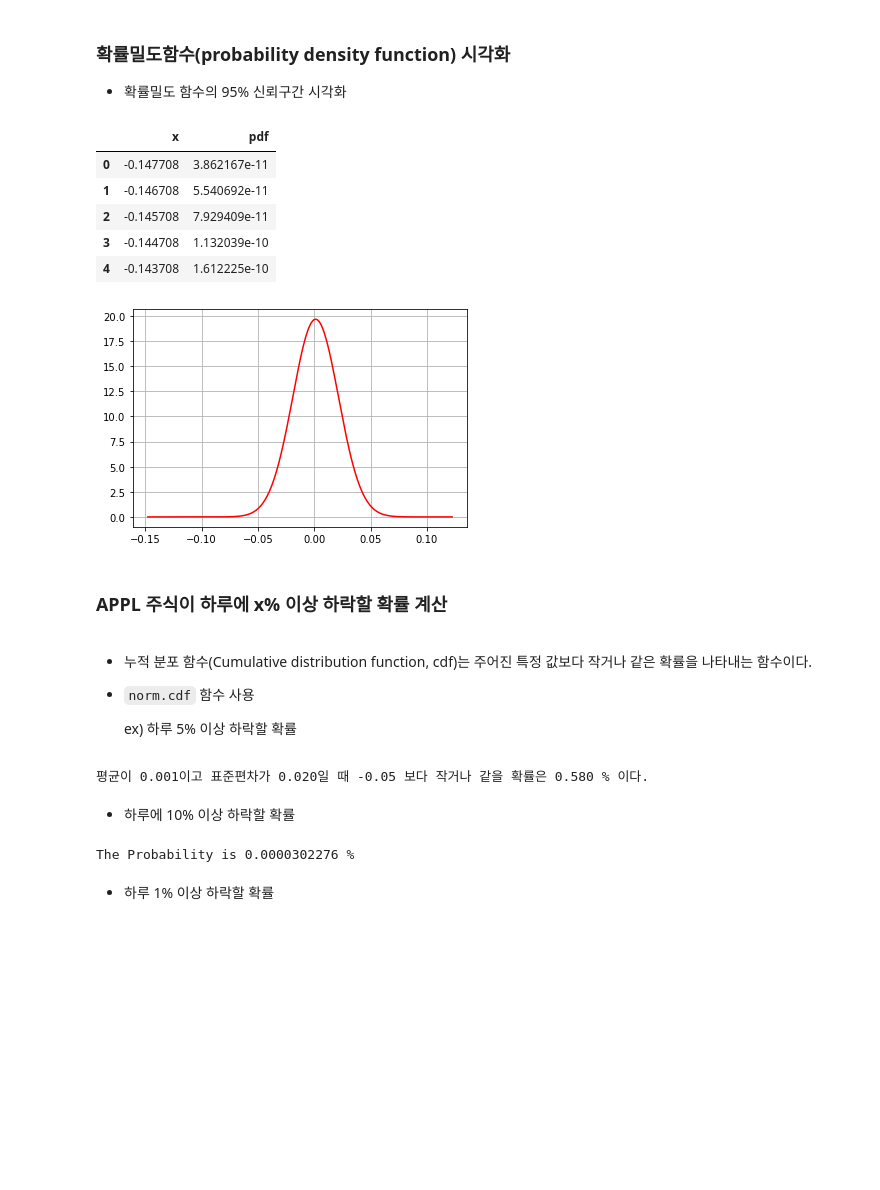
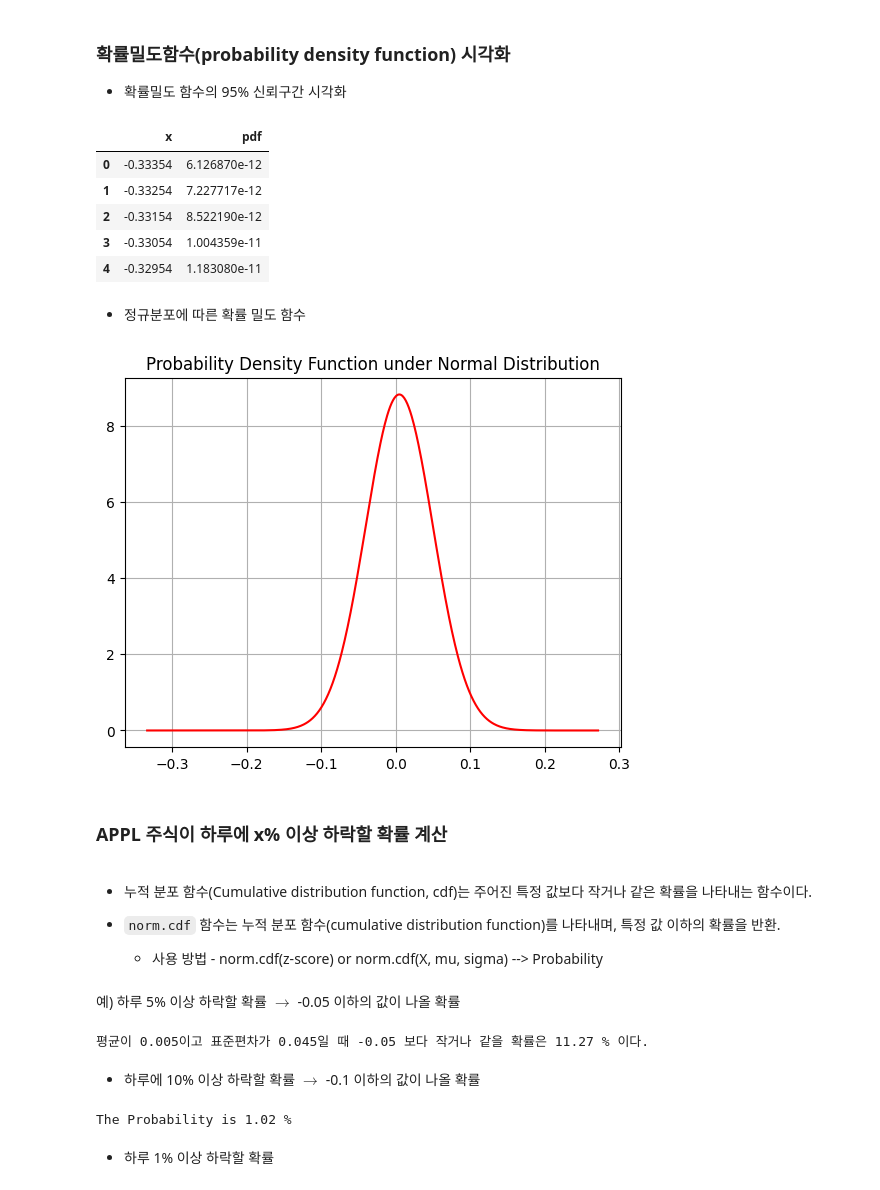
Before and after one commit to ironmanciti/Finance_ML_Lecture, a Jupyter notebook: 045_VaR_Risk.ipynb, the cells around one changed output. Drawn from its saved outputs; the diff is of its cells as text; code cells hidden in the pictures; blank space fills up the shorter version.

```diff
--- a/045_VaR_Risk.ipynb
+++ b/045_VaR_Risk.ipynb
@@ -26,0 +31,3 @@ aapl.head()
+# %%
+df = fdr.DataReader(ticker, start="2020-01-01")
+df.head()
@@ -27,6 +42,6 @@ aapl.head()
 # %% [markdown]
 - 로그 수익률 계산
 # %%
-aapl['LogReturn'] = np.log(aapl['Adj Close']) - np.log(aapl['Adj Close'].shift(1))
-aapl.head()
+df['LogReturn'] = np.log(df['Close']) - np.log(df['Close'].shift(1))
+df.head()
 # %% [output]
@@ -53,8 +68,8 @@ aapl['LogReturn'].plot(figsize=(12, 4))
 표본 표준편차의 경우 공식에서 `n – 1` (ddof=1)을 사용합니다. n을 사용하면 변동성을 일관되게 과소평가하는 편향된 추정치를 얻을 수 있기 때문입니다. 표본 표준 편차는 모집단의 실제 표준 편차보다 낮은 경향이 있습니다.
 표본 n을 n – 1로 줄이면 표준 편차가 인위적으로 커지므로 보수적인 변동성 추정치를 얻을 수 있습니다.
 # %%
-mu = aapl['LogReturn'].mean()
-sigma = aapl['LogReturn'].std(ddof=1)  # sample - 1
+mu = df['LogReturn'].mean()
+sigma = df['LogReturn'].std(ddof=1)  # sample - 1
 
-print(mu, sigma)
+print(f"{ticker_name}의 일일 수익률 평균은 {mu:.5f} 이고, 표준 편차는 {sigma: .5f}이다")
 # %% [output]
@@ -78,44 +94,52 @@ plt.grid()
 - 확률밀도 함수의 95% 신뢰구간 시각화
 # %%
 denApp = pd.DataFrame()
-# pdf
-denApp['x'] = np.arange(aapl['LogReturn'].min() - 0.01,
-                                      aapl['LogReturn'].max() + 0.01, 0.001)
+# x의 범위를 지정
+denApp['x'] = np.arange(df['LogReturn'].min() - 0.01, df['LogReturn'].max() + 0.01, 0.001)
+# 정규 분포의 확률 밀도 함수를 이용해 y 값을 계산하고, 이를 'pdf' 컬럼에 저장
 denApp['pdf'] = norm.pdf(denApp['x'], mu, sigma)
+
 denApp.head()
 # %% [output]
 |  | x | pdf |
-| 0 | -0.147708 | 3.862167e-11 |
-| 1 | -0.146708 | 5.540692e-11 |
-| 2 | -0.145708 | 7.929409e-11 |
-| 3 | -0.144708 | 1.132039e-10 |
-| 4 | -0.143708 | 1.612225e-10 |
+| 0 | -0.33354 | 6.126870e-12 |
+| 1 | -0.33254 | 7.227717e-12 |
+| 2 | -0.33154 | 8.522190e-12 |
+| 3 | -0.33054 | 1.004359e-11 |
+| 4 | -0.32954 | 1.183080e-11 |
+# %% [markdown]
+- 정규분포에 따른 확률 밀도 함수
 # %%
 plt.plot(denApp['x'], denApp['pdf'], color='red')
-
 plt.grid()
+plt.title("Probability Density Function under Normal Distribution")
+plt.show()
 # %% [output]
-[figure, old version]
+[figure, new version]
 # %% [markdown]
 ### APPL 주식이 하루에 x% 이상 하락할 확률 계산
 # %% [markdown]
 - 누적 분포 함수(Cumulative distribution function, cdf)는 주어진 특정 값보다 작거나 같은 확률을 나타내는 함수이다.
-- `norm.cdf` 함수 사용
 
-    ex) 하루 5% 이상 하락할 확률
+
+- `norm.cdf` 함수는 누적 분포 함수(cumulative distribution function)를 나타내며, 특정 값 이하의 확률을 반환.
+    - 사용 방법 - norm.cdf(z-score) or norm.cdf(X, mu, sigma) --> Probability
+# %% [markdown]
+예) 하루 5% 이상 하락할 확률 $\rightarrow$  -0.05 이하의 값이 나올 확률
 # %%
+#평균이 mu이고 표준편차가 sigma인 정규분포에서 -0.05 이하의 값이 나올 확률#
 prob = norm.cdf(-0.05, mu, sigma)
 print(f'평균이 {mu:.3f}이고 표준편차가 {sigma:.3f}일 때 ' +
-          f'-0.05 보다 작거나 같을 확률은 {prob * 100:.3f} % 이다.')
+          f'-0.05 보다 작거나 같을 확률은 {prob * 100:.2f} % 이다.')
 # %% [output]
-평균이 0.001이고 표준편차가 0.020일 때 -0.05 보다 작거나 같을 확률은 0.580 % 이다.
+평균이 0.005이고 표준편차가 0.045일 때 -0.05 보다 작거나 같을 확률은 11.27 % 이다.
 # %% [markdown]
-- 하루에 10% 이상 하락할 확률
+- 하루에 10% 이상 하락할 확률 $\rightarrow$  -0.1 이하의 값이 나올 확률
 # %%
 prob = norm.cdf(-0.1, mu, sigma)
-print('The Probability is {:.10f} %'.format(prob * 100))
+print('The Probability is {:.2f} %'.format(prob * 100))
 # %% [output]
-The Probability is 0.0000302276 %
+The Probability is 1.02 %
 # %% [markdown]
 - 하루 1% 이상 하락할 확률
 # %%
```
Also changed, not shown: parts of 26 cells of this notebook, 30 other files.
